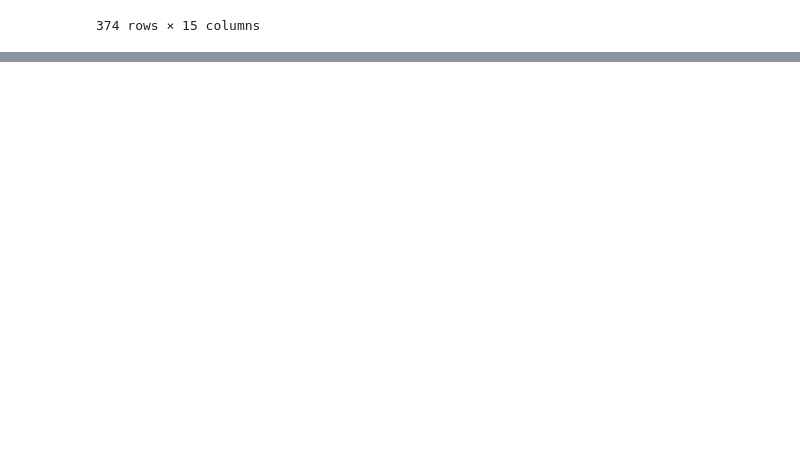
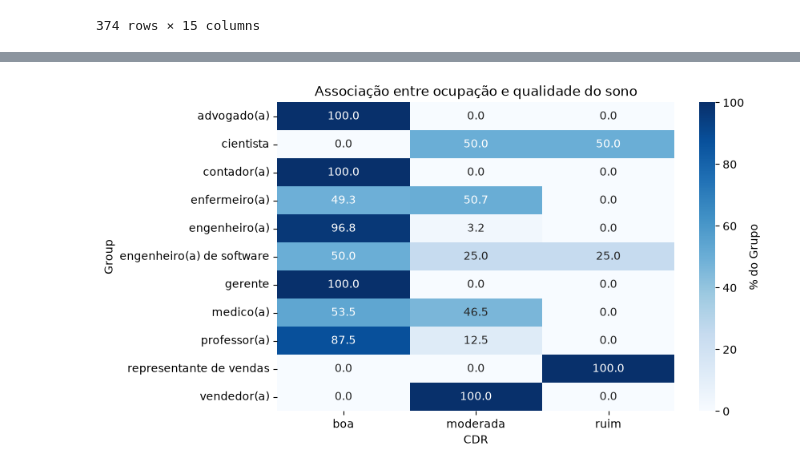
Before and after one commit to squad-ada-lovelace/Desafio_07-Desafio-final, a Jupyter notebook: notebook/notebook_claudia.ipynb, the cells around one changed output, grey strips where cells are left out. Cells and saved outputs as stored; diff of their text form; code cells hidden in the pictures; blank space fills up the shorter version.

```diff
--- a/notebook/notebook_claudia.ipynb
+++ b/notebook/notebook_claudia.ipynb
@@ -273,0 +360,13 @@ df
+# %%
+tabela_contingencia_ocupacao = pd.crosstab(df['ocupacao'], df['categoria qualidade do sono'], normalize='index') * 100
+
+# 2. Plota o Heatmap
+plt.figure(figsize=(8, 5))
+sns.heatmap(tabela_contingencia_ocupacao, annot=True, fmt=".1f", cmap="Blues", cbar_kws={'label': '% do Grupo'})
+
+plt.title("Associação entre ocupação e qualidade do sono")
+plt.xlabel("CDR")
+plt.ylabel("Group")
+plt.show()
+# %% [output]
+[figure, added]
```
Also changed, not shown: parts of 15 cells of this notebook.
